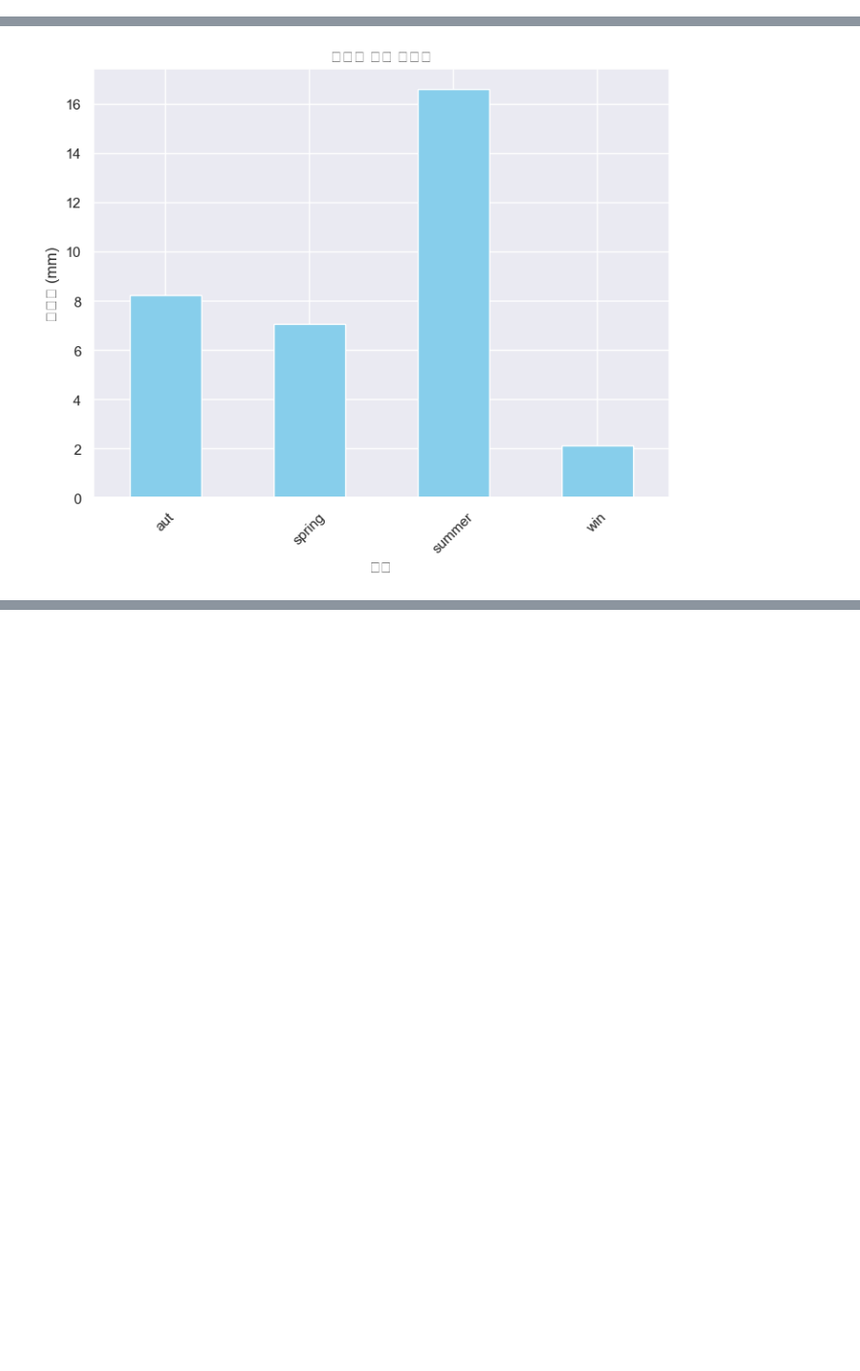
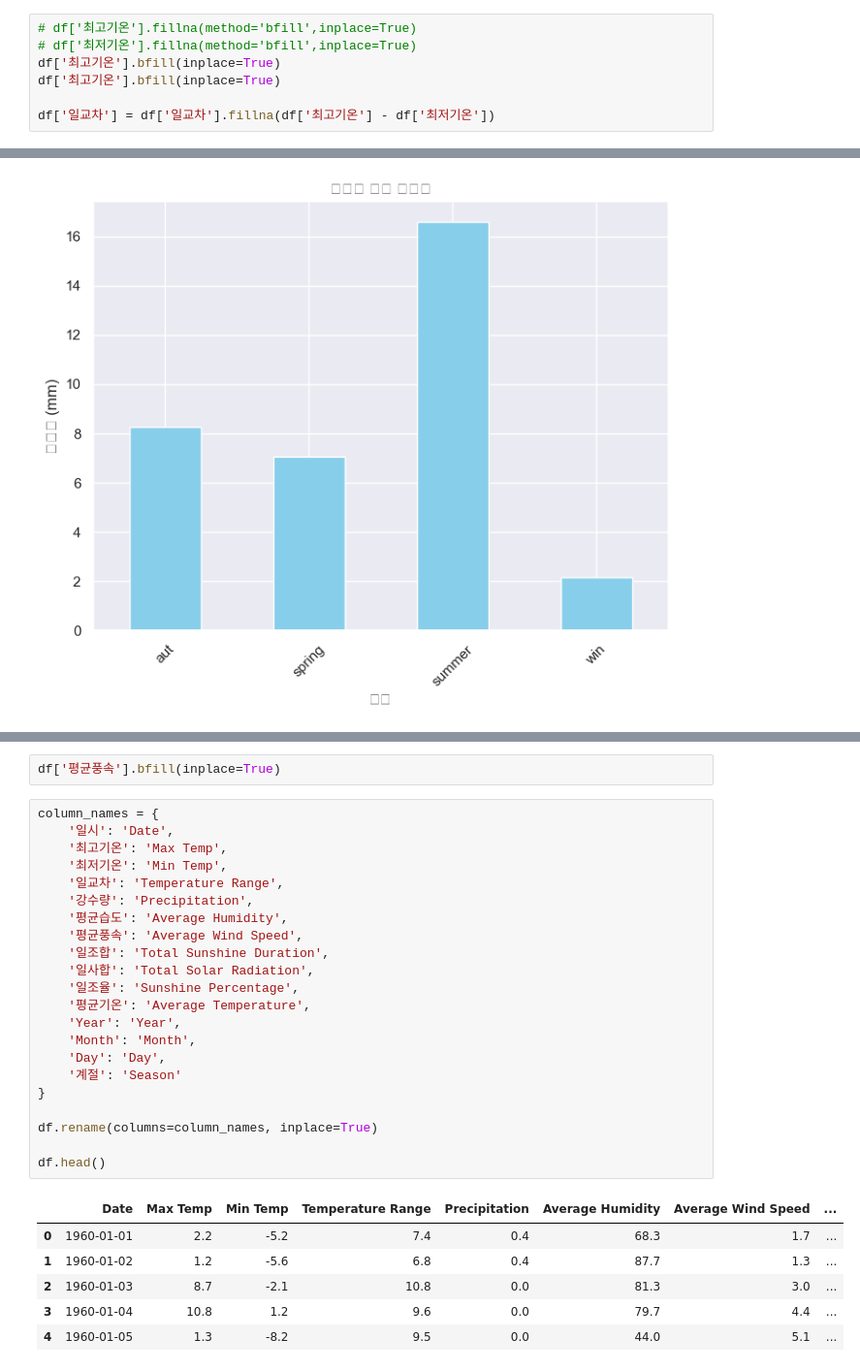
Before and after one commit to gogiri/tutoring, a Jupyter notebook: 3_회귀.ipynb, the cells around one changed output, grey strips where cells are left out. Shown: that part at 97% size. Drawn from its saved outputs; the diff is of its cells as text; blank space fills up the shorter version.

```diff
--- a/3_회귀.ipynb
+++ b/3_회귀.ipynb
@@ -130,3 +130,10 @@ df_clean
+# %%
+# df['최고기온'].fillna(method='bfill',inplace=True)
+# df['최저기온'].fillna(method='bfill',inplace=True)
+df['최고기온'].bfill(inplace=True)
+df['최고기온'].bfill(inplace=True)
+
+df['일교차'] = df['일교차'].fillna(df['최고기온'] - df['최저기온'])
 # %%
 import matplotlib.font_manager as fm
 font_list = fm.findSystemFonts(fontpaths=None, fontext='ttf')
@@ -235,0 +265,31 @@ df['최저기온'].fillna(method='bfill',inplace=True)
+# %%
+df['평균풍속'].bfill(inplace=True)
+# %%
+column_names = {
+    '일시': 'Date',
+    '최고기온': 'Max Temp',
+    '최저기온': 'Min Temp',
+    '일교차': 'Temperature Range',
+    '강수량': 'Precipitation',
+    '평균습도': 'Average Humidity',
+    '평균풍속': 'Average Wind Speed',
+    '일조합': 'Total Sunshine Duration',
+    '일사합': 'Total Solar Radiation',
+    '일조율': 'Sunshine Percentage',
+    '평균기온': 'Average Temperature',
+    'Year': 'Year',
+    'Month': 'Month',
+    'Day': 'Day',
+    '계절': 'Season'
+}
+
+df.rename(columns=column_names, inplace=True)
+
+df.head()
+# %% [output]
+|  | Date | Max Temp | Min Temp | Temperature Range | Precipitation | Average Humidity | Average Wind Speed | ... |
+| 0 | 1960-01-01 | 2.2 | -5.2 | 7.4 | 0.4 | 68.3 | 1.7 | ... |
+| 1 | 1960-01-02 | 1.2 | -5.6 | 6.8 | 0.4 | 87.7 | 1.3 | ... |
+| 2 | 1960-01-03 | 8.7 | -2.1 | 10.8 | 0.0 | 81.3 | 3.0 | ... |
+| 3 | 1960-01-04 | 10.8 | 1.2 | 9.6 | 0.0 | 79.7 | 4.4 | ... |
+| 4 | 1960-01-05 | 1.3 | -8.2 | 9.5 | 0.0 | 44.0 | 5.1 | ... |
```
Also changed, not shown: parts of 11 cells of this notebook, 1 other file.
